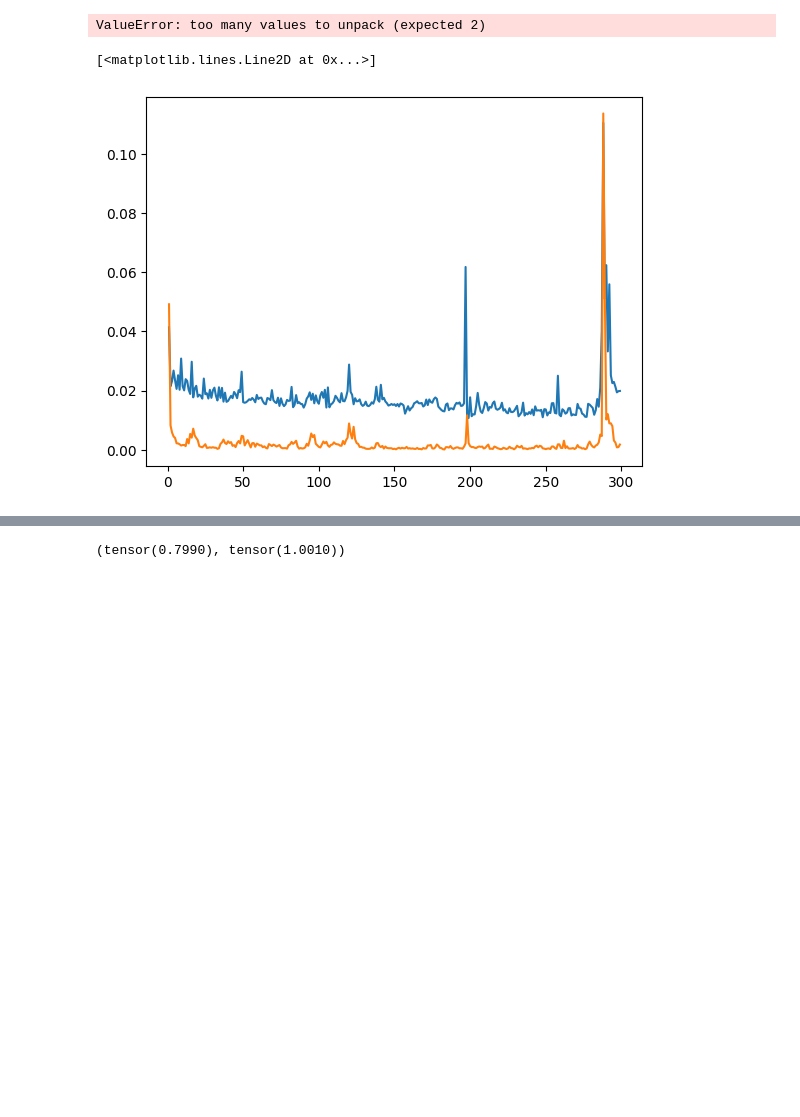
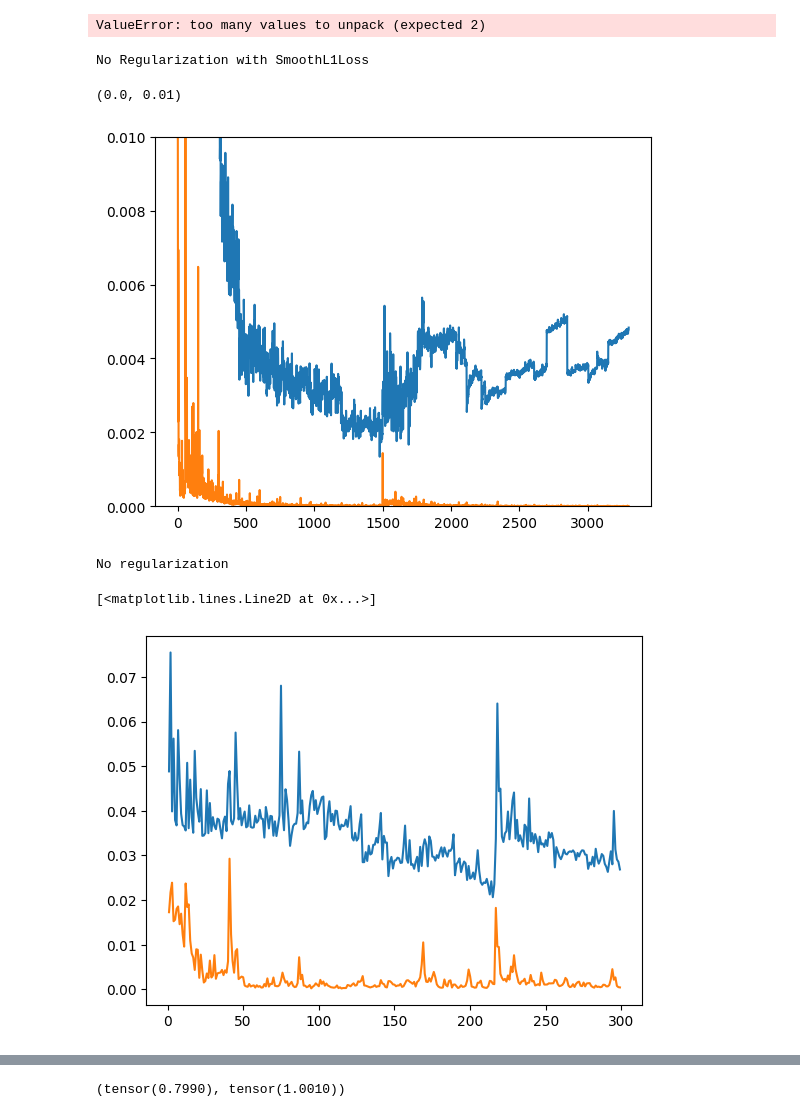
Before and after one commit to AadiDev005/Paraffin-EG-Model, a Jupyter notebook: CNN.ipynb, the cells around one changed output, grey strips where cells are left out. Drawn from its saved outputs; the diff is of its cells as text; code cells hidden in the pictures; blank space fills up the shorter version.

```diff
--- a/CNN.ipynb
+++ b/CNN.ipynb
@@ -130,6 +137,11 @@ def train_CNN(train_data, model, loss_fn, optimizer, epochs):
             best_loss=running_loss/len(dataloader)
             torch.save(model.state_dict(), "CNN_BEST1.pt")
     return val_loss_history, train_loss_history
+# %%
+val_loss_history, train_loss_history=[],[]
 # %%
-val_loss, train_loss=train_CNN(train_dataset, model, torch.nn.MSELoss(), torch.optim.Adam(model.parameters(), lr=0.001), 300)
+for i in range(10):
+    val_loss, train_loss=train_CNN(train_dataset, model, torch.nn.SmoothL1Loss(), torch.optim.Adam(model.parameters(), lr=0.001), 150)
+    val_loss_history+=val_loss
+    train_loss_history+=train_loss
 # %% [output]
@@ -191,11 +204,23 @@ val_loss, train_loss=train_CNN(train_dataset, transfer_model, torch.nn.MSELoss()
 998 TRAINING LOSS: 0.00028925265013683764 VALIDATION LOSS: 0.023042727983790163
 999 TRAINING LOSS: 0.0004955043966349747 VALIDATION LOSS: 0.019569505885330296
 ValueError: too many values to unpack (expected 2)
+# %%
+print('No Regularization with SmoothL1Loss')
+plt.plot(range(1,len(val_loss_history)), val_loss_history[1:])
+plt.plot(range(1,len(train_loss_history)), train_loss_history[1:])
+ax=plt.gca()
+ax.set_ylim([0, 0.01])
+# %% [output]
+No Regularization with SmoothL1Loss
+(0.0, 0.01)
+[figure, added]
 # %%
+print('No regularization MSELoss')
 plt.plot(range(1,300), val_loss[1:])
 plt.plot(range(1,300), train_loss[1:])
 # %% [output]
-[<matplotlib.lines.Line2D at 0x...>]
+No regularization
+[<matplotlib.lines.Line2D at 0x...>]
-[figure, old version]
+[figure, new version]
 # %%
 with torch.no_grad():
```
Also changed, not shown: parts of 27 cells of this notebook.
